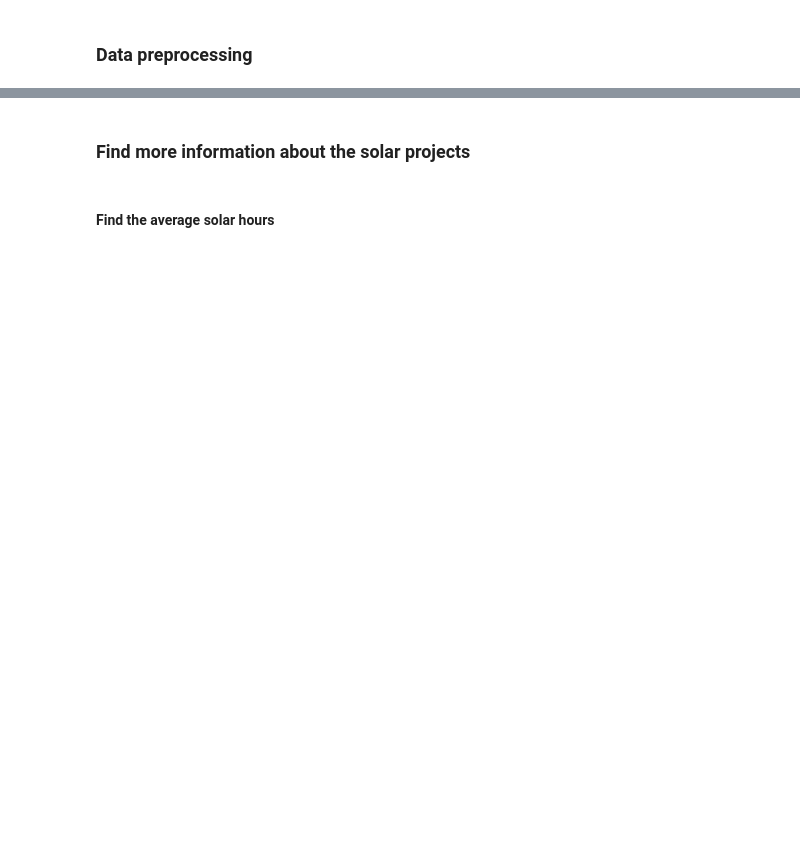
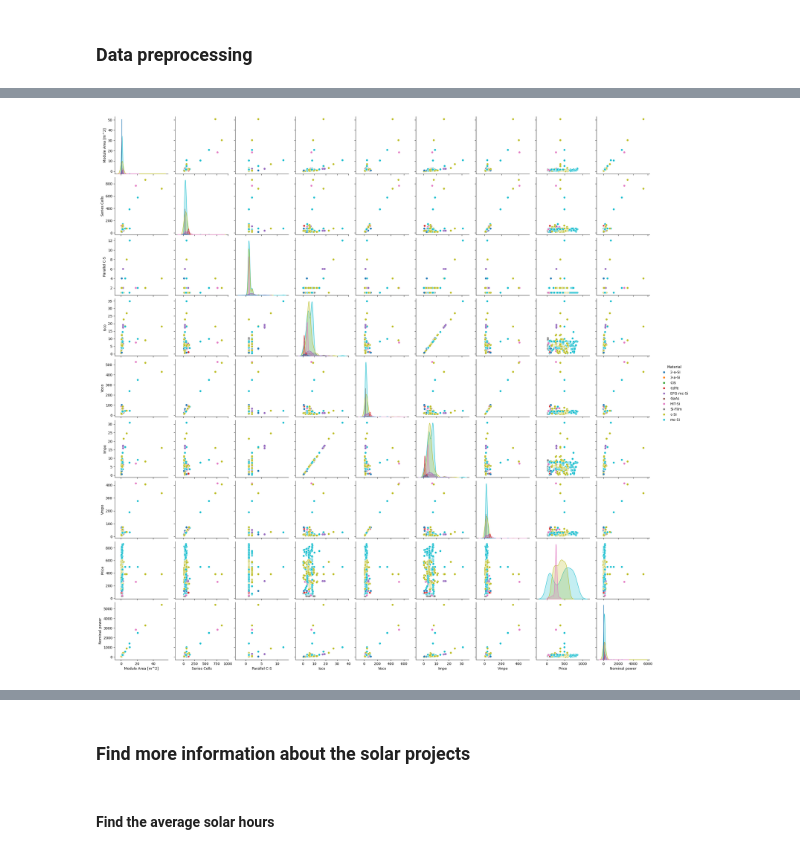
Before and after one commit to Harold2828/PV-Autosizing, a Jupyter notebook: Testing.ipynb, the cells around one changed output, grey strips where cells are left out. Cells and saved outputs as stored; diff of their text form; code cells hidden in the pictures; blank space fills up the shorter version.

```diff
--- a/Testing.ipynb
+++ b/Testing.ipynb
@@ -31,3 +50,41 @@ projects.describe()
 # %%
 solar_panels = pd.read_csv("Data/SolarPanels.csv")
+solar_panels['Material'] = solar_panels['Material'].astype('category')
+solar_panels_prices = [None for element in range(0,len(solar_panels))]
+solar_panels_prices[12] = 348.39
+solar_panels_prices[487] = 136.10
+solar_panels_prices[300] = 609.75
+solar_panels_prices[126] = 432.19
+solar_panels_prices[9] = 48.99
+solar_panels_prices[517] = 131.73
+solar_panels_prices[521] = 457.23
+solar_panels_prices[310] = 859.50
+solar_panels_prices[110] = 84
+solar_panels_prices[332] = 476.28
+solar_panels_prices[258] = 46
+solar_panels_prices[253] = 357.52
+solar_panels_prices[37] = 32.66
+solar_panels_prices[142] = 89.23
+solar_panels_prices[434] = 116.47
+solar_panels_prices[274] = 272.14
+solar_panels_prices[260] = 260
+solar_panels_prices[400] = 315.70804
+solar_panels['Price'] = solar_panels_prices
+solar_panels['Nominal power'] = solar_panels['Impo']  * solar_panels['Vmpo']
 solar_panels.describe()
+solar_panel_use = solar_panels[
+    ["Material",'Module Area [m^2]', "Series Cells", "Parallel C-S", "Isco", "Voco","Impo", "Vmpo", "Price", "Nominal power"]
+]
+
+##
+for material in solar_panel_use["Material"].unique():
+    material_group = solar_panel_use.loc[solar_panel_use["Material"] == material].copy()
+    if(material_group["Price"].mean() > 0):
+
+        material_group["Price"] = material_group["Price"].interpolate(method="linear")
+        material_group["Price"] = material_group["Price"].fillna(material_group["Price"].median())
+        solar_panel_use.loc[material_group.index, "Price"] = material_group["Price"]
+
+
+
+solar_panel_use = solar_panel_use.dropna()
@@ -45,2 +91,6 @@ solar_panels.describe()
+# %%
+solar_panels_image = sns.pairplot(solar_panel_use, hue="Material")
+# %% [output]
+[figure, added]
 # %%
 inverters = pd.read_csv("Data/Inverter.csv")
```
Also changed, not shown: parts of 22 cells of this notebook.
